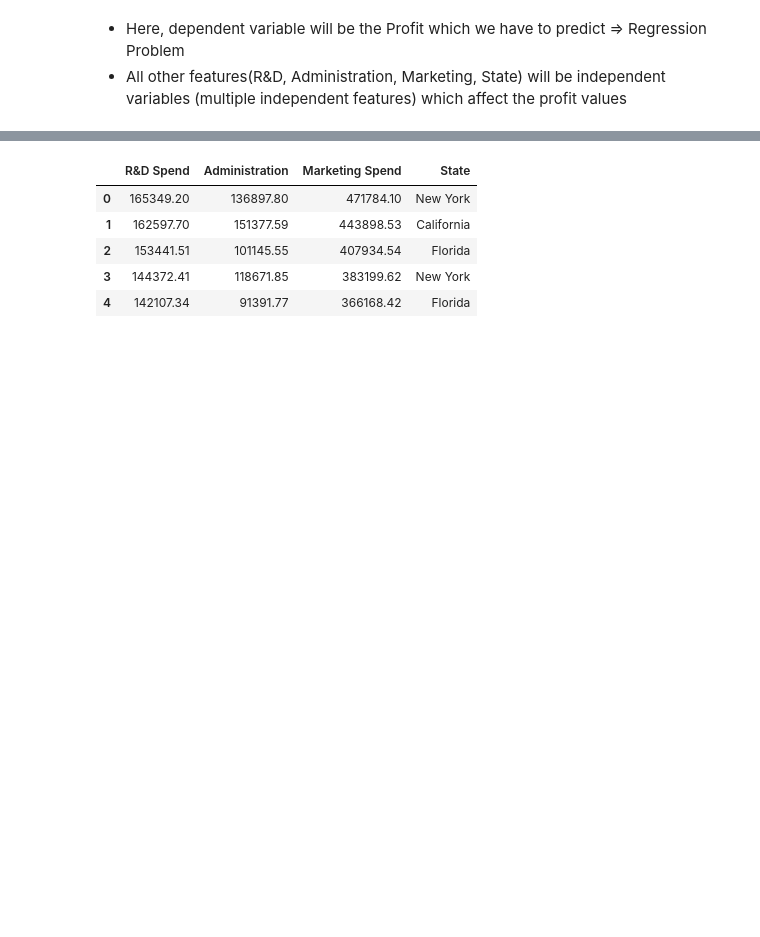
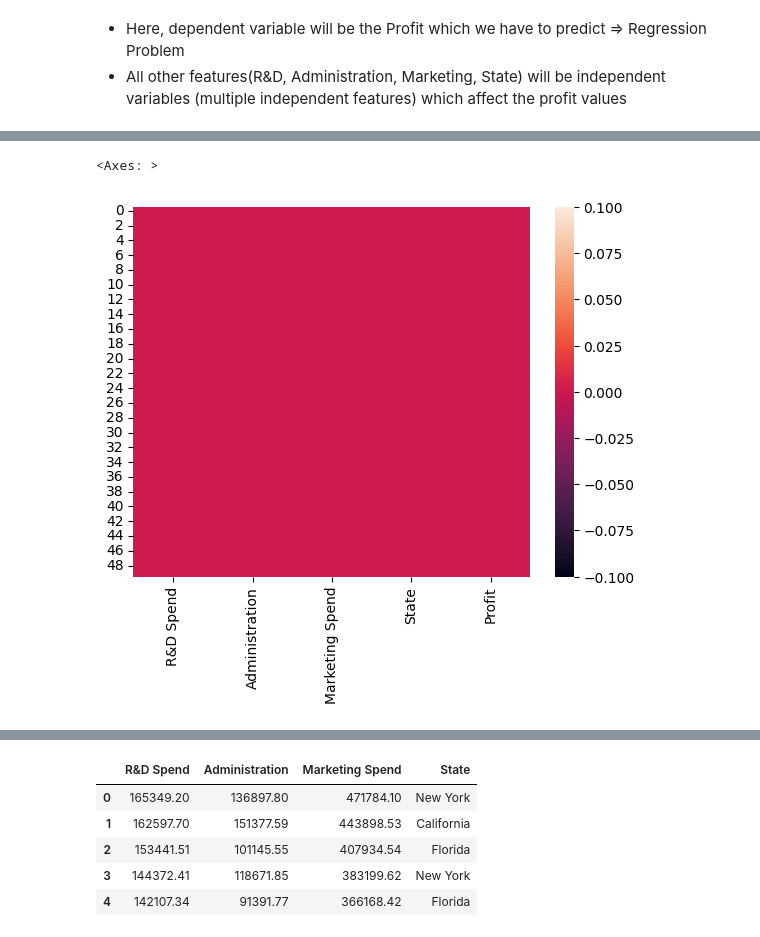
Before and after one commit to kamlesh-IY9/Fxis-ai---Task, a Jupyter notebook: Multi Linear Regression/Predicting Profits Multiple Linear Regression.ipynb, the cells around one changed output, grey strips where cells are left out. Saved outputs shown, nothing was run; the diff lists cells and outputs as text; code cells hidden in the pictures; blank space fills up the shorter version.

```diff
--- a/Multi Linear Regression/Predicting Profits Multiple Linear Regression.ipynb
+++ b/Multi Linear Regression/Predicting Profits Multiple Linear Regression.ipynb
@@ -18,0 +69,5 @@ df.head()
+# %%
+sns.heatmap(df.isnull())
+# %% [output]
+<Axes: >
+[figure, added]
```
Also changed, not shown: parts of 22 cells of this notebook.
